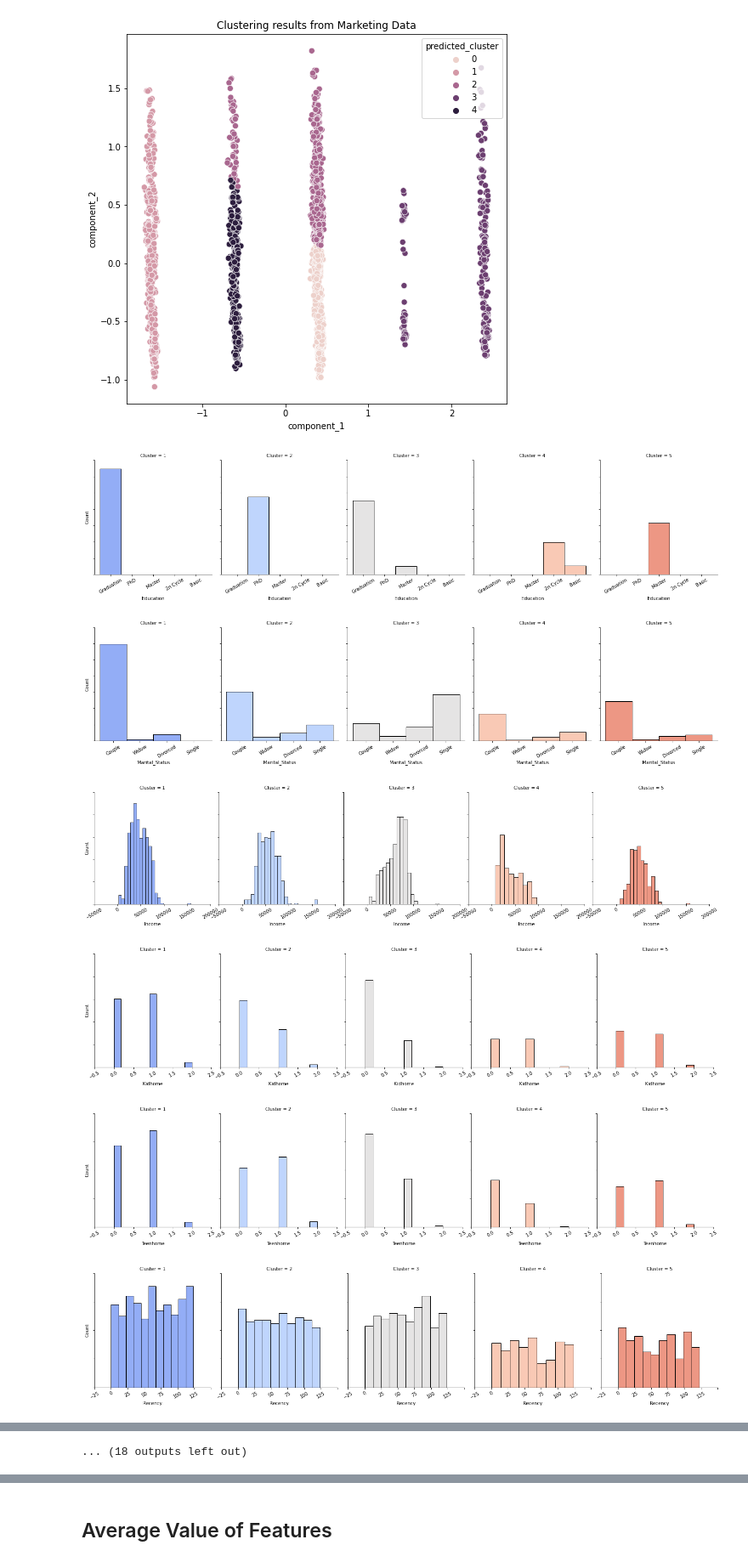
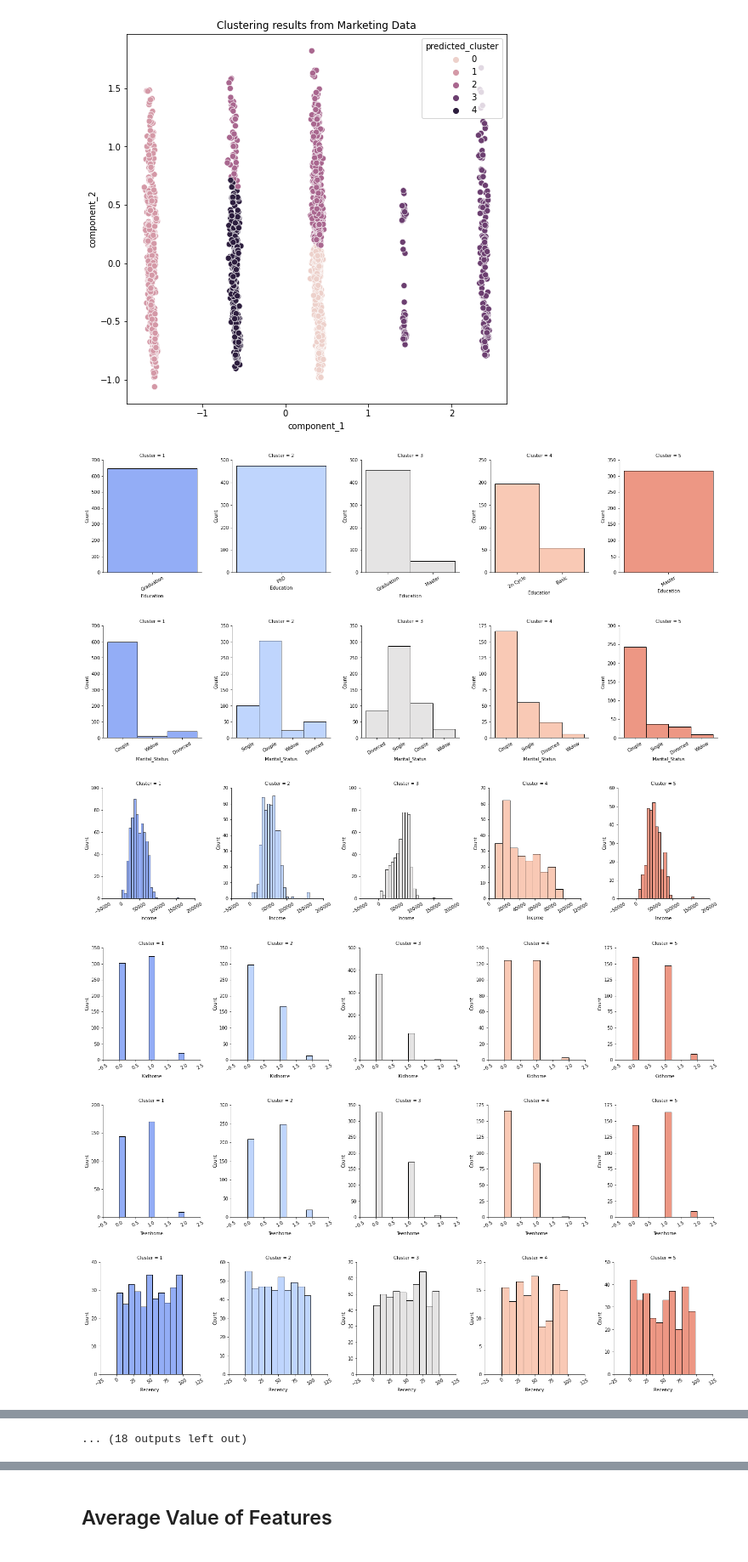
Before and after one commit to jma199/business-marketing-case-study, a Jupyter notebook: 2 segmentation.ipynb, the cells around one changed output, grey strips where cells are left out. Shown: that part at 85% size. Cells and saved outputs as stored; diff of their text form; code cells hidden in the pictures.

```diff
--- a/2 segmentation.ipynb
+++ b/2 segmentation.ipynb
@@ -233,16 +233,16 @@ plt.show()
 [figure]
 # %%
 for i in seg_df:
-    g = sns.FacetGrid(seg_df, col = "Cluster", hue = "Cluster", palette = "coolwarm", sharey=True,sharex=True)
+    g = sns.FacetGrid(seg_df, col = "Cluster", hue = "Cluster", palette = "coolwarm", sharey=False,sharex=False)
     g.map(sns.histplot,i)
     g.set_xticklabels(rotation=30)
     g.set_yticklabels()
     g.fig.set_figheight(5)
     g.fig.set_figwidth(20)
 # %% [output]
-[figure, old version]
+[figure, new version]
-[figure, old version]
+[figure, new version]
-[figure, old version]
+[figure, new version]
-[figure, old version]
+[figure, new version]
-[figure, old version]
+[figure, new version]
-[figure, old version]
+[figure, new version]
```
Also changed, not shown: parts of 2 cells of this notebook, 1 other file.
